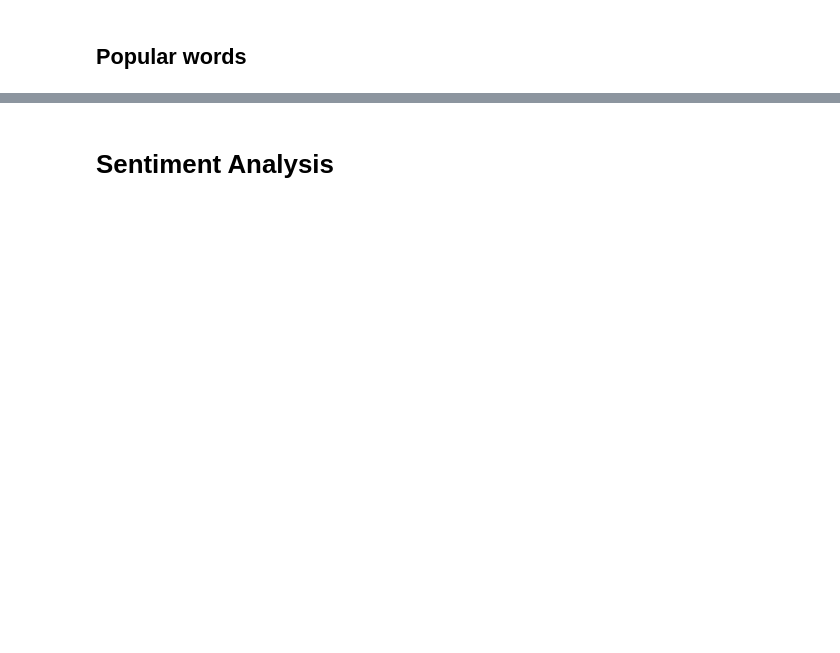
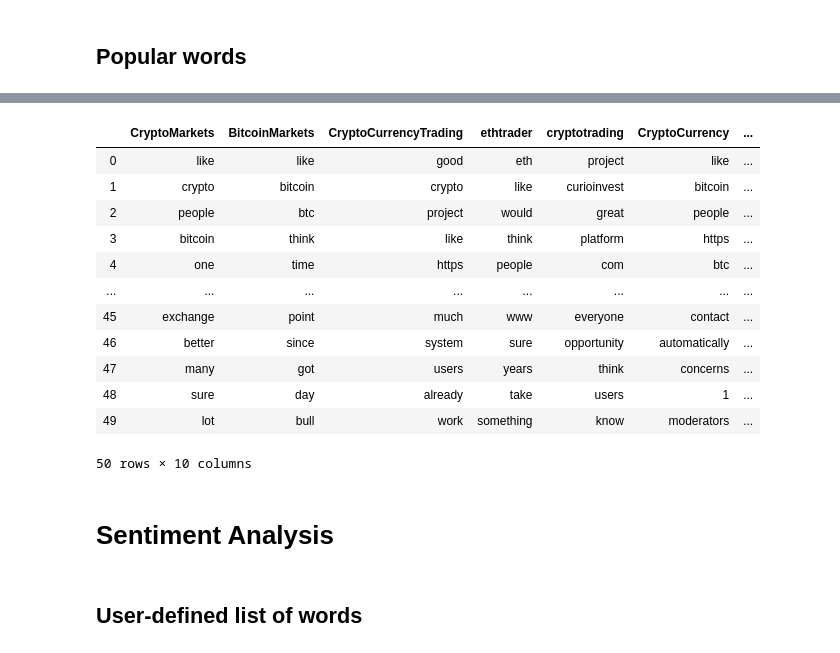
Before and after one commit to quantfiction/social_media_mining, a Jupyter notebook: notebooks/Reddit Project.ipynb, the cells around one changed output, grey strips where cells are left out. Cells and saved outputs as stored; diff of their text form; code cells hidden in the pictures; blank space fills up the shorter version.

```diff
--- a/notebooks/Reddit Project.ipynb
+++ b/notebooks/Reddit Project.ipynb
@@ -13,7 +13,7 @@ import numpy as np
 
 # Options for pandas
 pd.options.display.max_columns = 50
-pd.options.display.max_rows = 30
+pd.options.display.max_rows = 100
 
 # Display all cell outputs
 from IPython.core.interactiveshell import InteractiveShell
@@ -311,2 +486,20 @@ flattened.value_counts().iplot(kind='bar')
+# %%
+popular_words
+# %% [output]
+|  | CryptoMarkets | BitcoinMarkets | CryptoCurrencyTrading | ethtrader | cryptotrading | CryptoCurrency | ... |
+| 0 | like | like | good | eth | project | like | ... |
+| 1 | crypto | bitcoin | crypto | like | curioinvest | bitcoin | ... |
+| 2 | people | btc | project | would | great | people | ... |
+| 3 | bitcoin | think | like | think | platform | https | ... |
+| 4 | one | time | https | people | com | btc | ... |
+| ... | ... | ... | ... | ... | ... | ... | ... |
+| 45 | exchange | point | much | www | everyone | contact | ... |
+| 46 | better | since | system | sure | opportunity | automatically | ... |
+| 47 | many | got | users | years | think | concerns | ... |
+| 48 | sure | day | already | take | users | 1 | ... |
+| 49 | lot | bull | work | something | know | moderators | ... |
+50 rows × 10 columns
 # %% [markdown]
 # Sentiment Analysis
+# %% [markdown]
+## User-defined list of words
```
Also changed, not shown: parts of 31 cells of this notebook, 7 other files.
